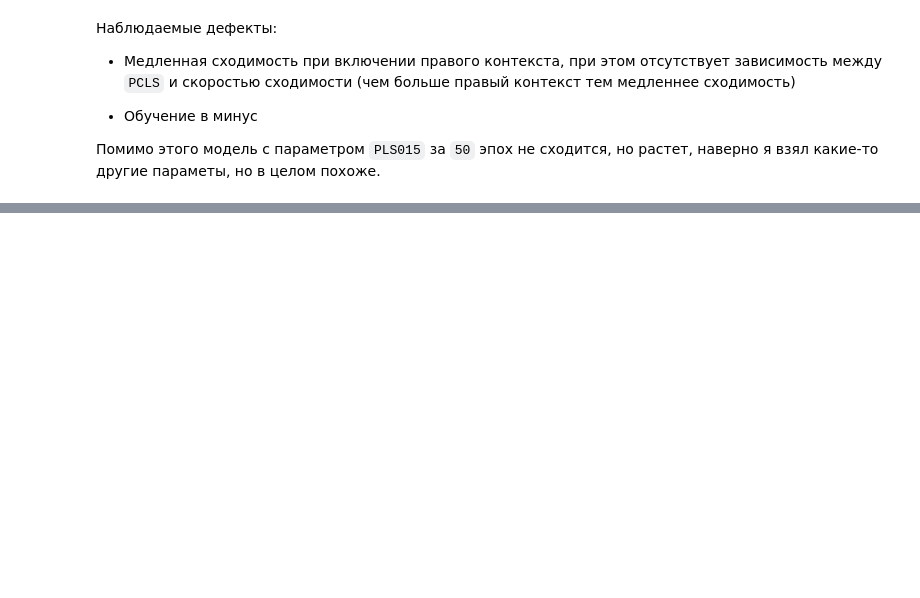
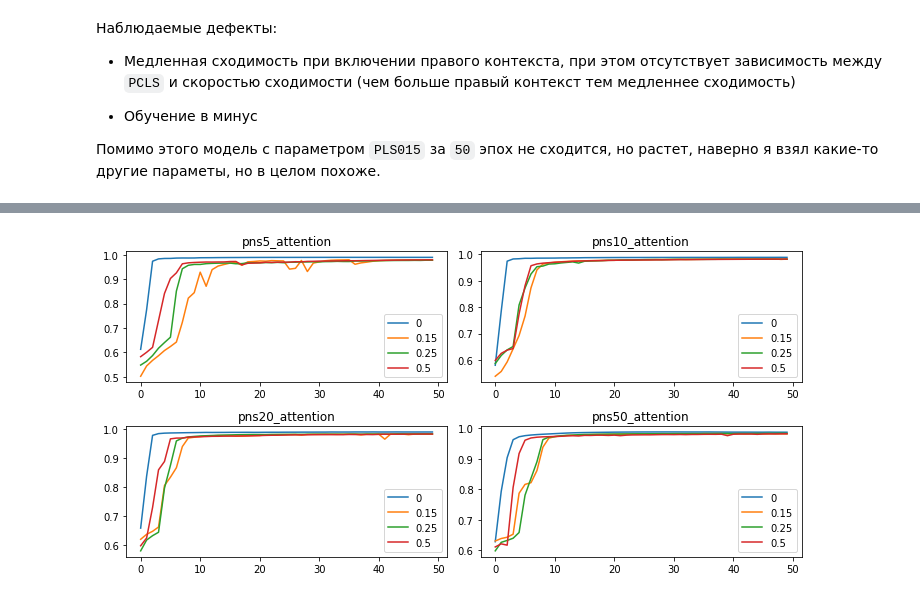
Before and after one commit to okulovsky/grammar_ru, a Jupyter notebook: notebooks/2022 Autumn/AttentionAffect.ipynb, the cells around one changed output, grey strips where cells are left out. Drawn from its saved outputs; the diff is of its cells as text; code cells hidden in the pictures; blank space fills up the shorter version.

```diff
--- a/notebooks/2022 Autumn/AttentionAffect.ipynb
+++ b/notebooks/2022 Autumn/AttentionAffect.ipynb
@@ -93,0 +132,6 @@ plot(pns10, "PNS10"), plot(pns20, "PNS20")
+# %%
+plot_roc_auc_score([pns5_attention, pns10_attention, pns20_attention, pns50_attention],
+                        ['pns5_attention', 'pns10_attention', 'pns20_attention', 'pns50_attention']
+)
+# %% [output]
+[figure, added]
```
Also changed, not shown: parts of 22 cells of this notebook, 11 other files.
